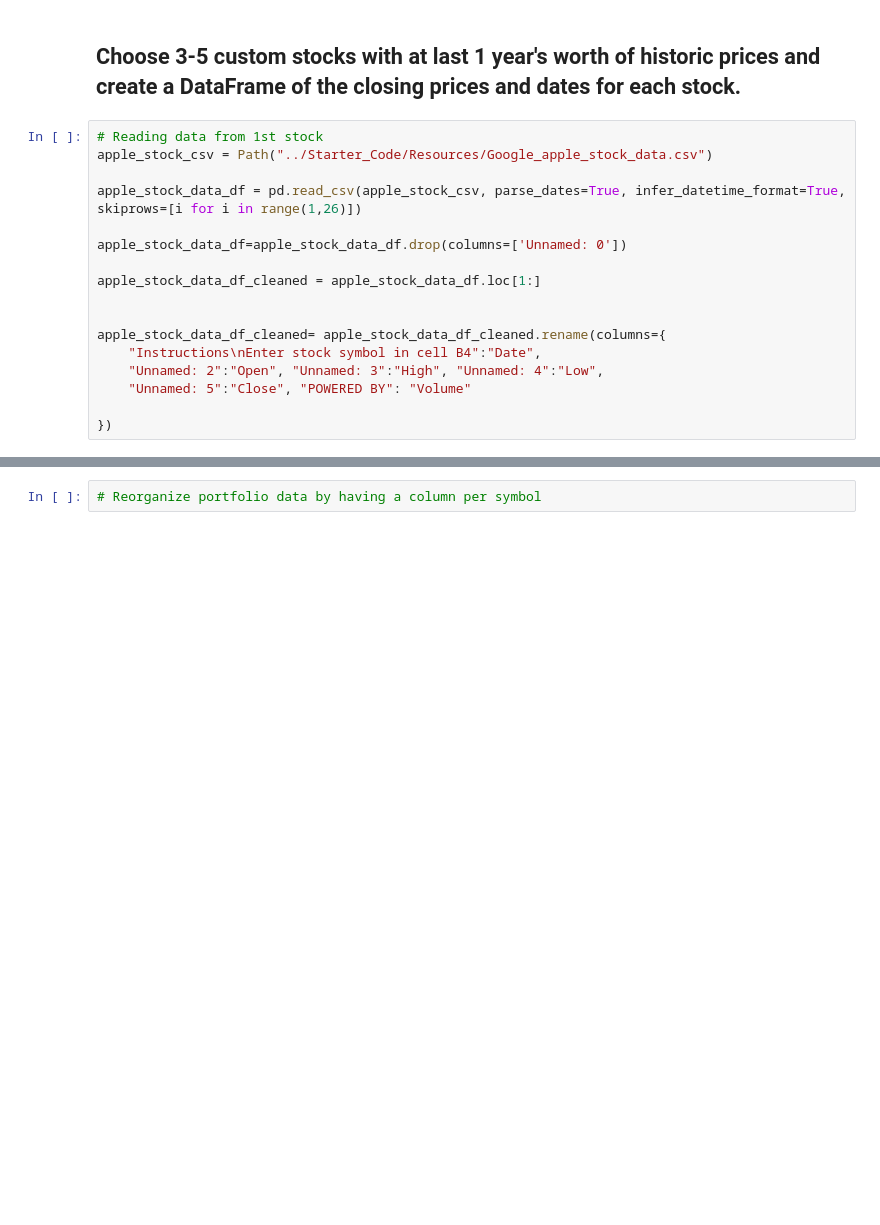
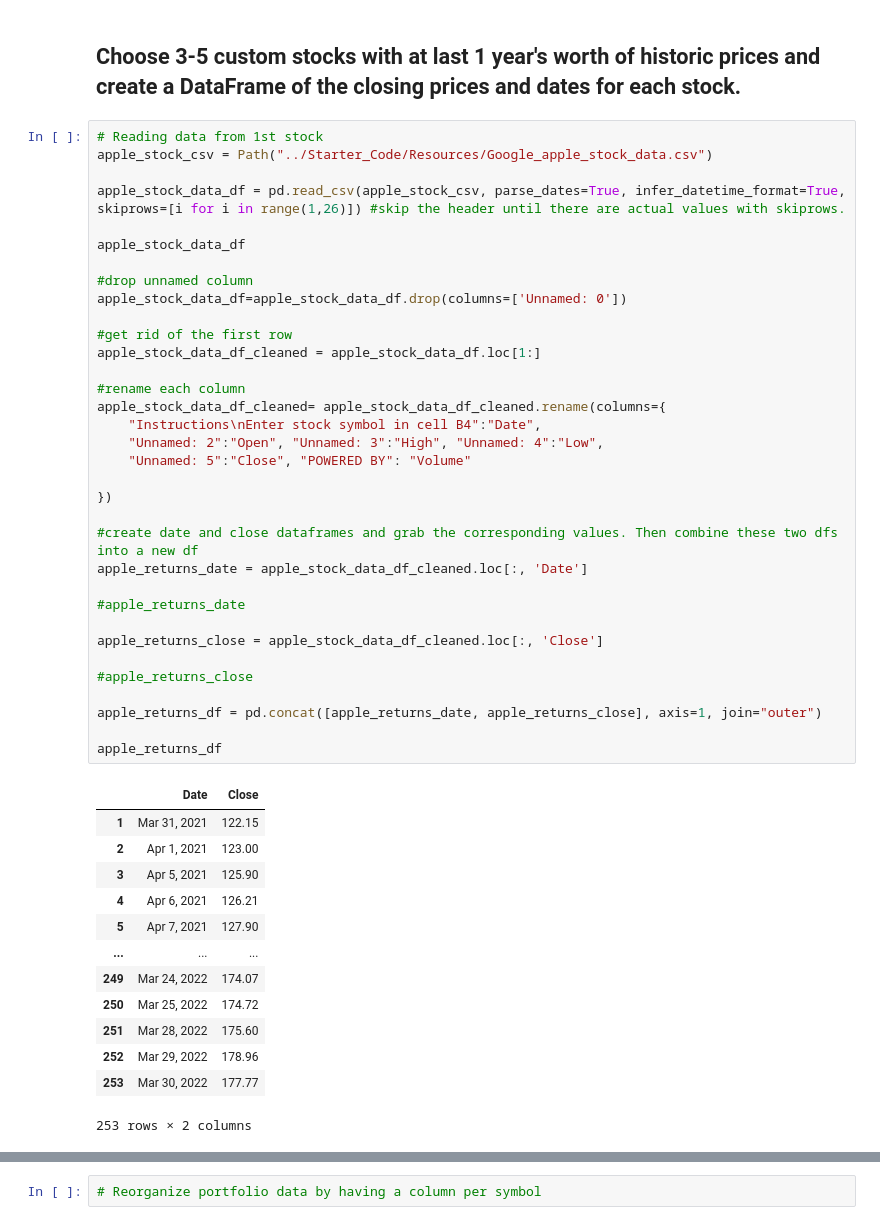
Before and after one commit to gokhanunal34/pandasSkillsApplications, a Jupyter notebook: whale_analysis.ipynb, the cells around one changed output, grey strips where cells are left out. Cells and saved outputs as stored; diff of their text form; blank space fills up the shorter version.

```diff
--- a/whale_analysis.ipynb
+++ b/whale_analysis.ipynb
@@ -434,20 +434,51 @@ In this section, you will build your own portfolio of stocks, calculate the retu
 # %%
 # Reading data from 1st stock
 apple_stock_csv = Path("../Starter_Code/Resources/Google_apple_stock_data.csv")
 
-apple_stock_data_df = pd.read_csv(apple_stock_csv, parse_dates=True, infer_datetime_format=True, skiprows=[i for i in range(1,26)])
+apple_stock_data_df = pd.read_csv(apple_stock_csv, parse_dates=True, infer_datetime_format=True, skiprows=[i for i in range(1,26)]) #skip the header until there are actual values with skiprows.
 
+apple_stock_data_df
+
+#drop unnamed column
 apple_stock_data_df=apple_stock_data_df.drop(columns=['Unnamed: 0'])
 
+#get rid of the first row
 apple_stock_data_df_cleaned = apple_stock_data_df.loc[1:]
 
-
+#rename each column
 apple_stock_data_df_cleaned= apple_stock_data_df_cleaned.rename(columns={
     "Instructions\nEnter stock symbol in cell B4":"Date",
     "Unnamed: 2":"Open", "Unnamed: 3":"High", "Unnamed: 4":"Low",
     "Unnamed: 5":"Close", "POWERED BY": "Volume"
 
 })
+
+#create date and close dataframes and grab the corresponding values. Then combine these two dfs into a new df
+apple_returns_date = apple_stock_data_df_cleaned.loc[:, 'Date']
+
+#apple_returns_date
+
+apple_returns_close = apple_stock_data_df_cleaned.loc[:, 'Close']
+
+#apple_returns_close
+
+apple_returns_df = pd.concat([apple_returns_date, apple_returns_close], axis=1, join="outer")
+
+apple_returns_df
+# %% [output]
+|  | Date | Close |
+| 1 | Mar 31, 2021 | 122.15 |
+| 2 | Apr 1, 2021 | 123.00 |
+| 3 | Apr 5, 2021 | 125.90 |
+| 4 | Apr 6, 2021 | 126.21 |
+| 5 | Apr 7, 2021 | 127.90 |
+| ... | ... | ... |
+| 249 | Mar 24, 2022 | 174.07 |
+| 250 | Mar 25, 2022 | 174.72 |
+| 251 | Mar 28, 2022 | 175.60 |
+| 252 | Mar 29, 2022 | 178.96 |
+| 253 | Mar 30, 2022 | 177.77 |
+253 rows × 2 columns
 # %%
 # Reading data from 2nd stock
 nike_data_csv = Path("../Starter_Code/Resources/Google_Nike_data.csv")
```
Also changed, not shown: parts of 4 cells of this notebook.
